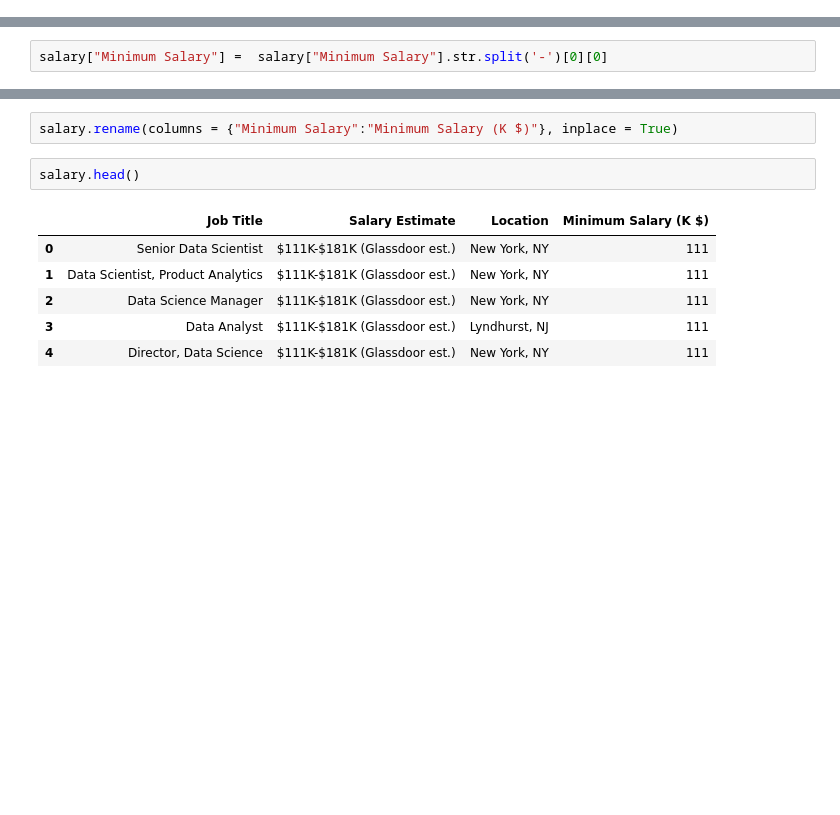
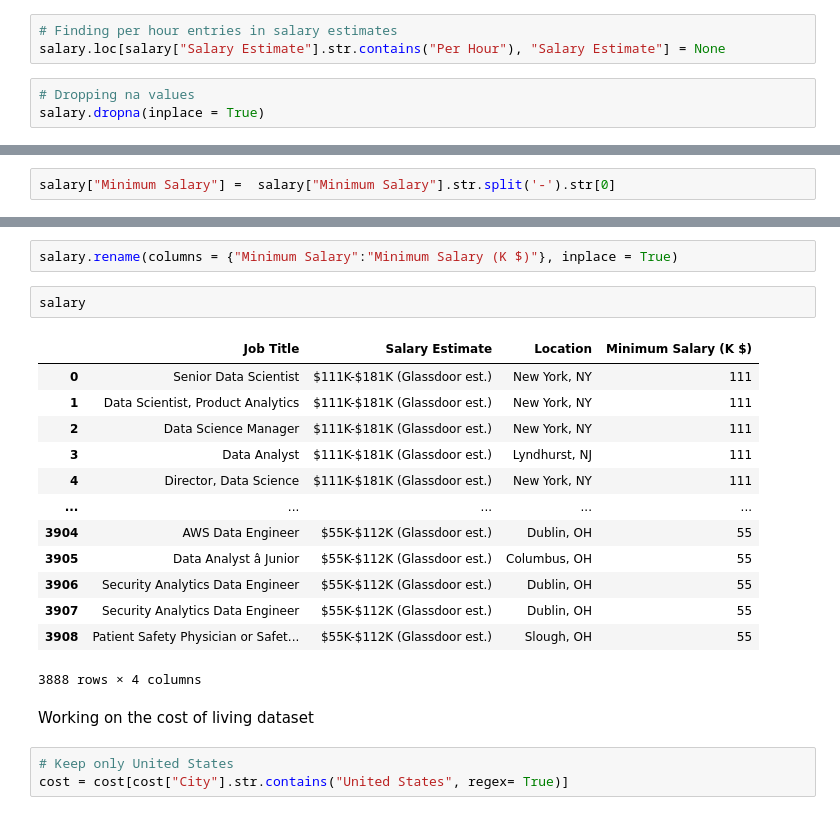
Before and after one commit to SyNikolai/BestStateforData, a Jupyter notebook: CLEANING/cleaning_notebook_simos.ipynb, the cells around one changed output, grey strips where cells are left out. Drawn from its saved outputs; the diff is of its cells as text; blank space fills up the shorter version.

```diff
--- a/CLEANING/cleaning_notebook_simos.ipynb
+++ b/CLEANING/cleaning_notebook_simos.ipynb
@@ -70,3 +70,9 @@ memory usage: 519.3+ KB
 # %%
 # Dropping irrelevant columns
 salary = salary[["Job Title", "Salary Estimate", "Location"]]
+# %%
+# Finding per hour entries in salary estimates
+salary.loc[salary["Salary Estimate"].str.contains("Per Hour"), "Salary Estimate"] = None
+# %%
+# Dropping na values
+salary.dropna(inplace = True)
@@ -81,17 +100,29 @@ salary["Minimum Salary"] =  salary["Minimum Salary"].replace('\)', '' , regex =
 # %%
 salary["Minimum Salary"] =  salary["Minimum Salary"].replace('\(', '' , regex = True)
 # %%
-salary["Minimum Salary"] =  salary["Minimum Salary"].str.split('-')[0][0]
+salary["Minimum Salary"] =  salary["Minimum Salary"].str.split('-').str[0]
 # %%
 salary["Minimum Salary"] = salary["Minimum Salary"].replace('\W', ' ', regex = True)
 # %%
 salary.rename(columns = {"Minimum Salary":"Minimum Salary (K $)"}, inplace = True)
 # %%
-salary.head()
+salary
 # %% [output]
 |  | Job Title | Salary Estimate | Location | Minimum Salary (K $) |
 | 0 | Senior Data Scientist | $111K-$181K (Glassdoor est.) | New York, NY | 111 |
 | 1 | Data Scientist, Product Analytics | $111K-$181K (Glassdoor est.) | New York, NY | 111 |
 | 2 | Data Science Manager | $111K-$181K (Glassdoor est.) | New York, NY | 111 |
 | 3 | Data Analyst | $111K-$181K (Glassdoor est.) | Lyndhurst, NJ | 111 |
 | 4 | Director, Data Science | $111K-$181K (Glassdoor est.) | New York, NY | 111 |
+| ... | ... | ... | ... | ... |
+| 3904 | AWS Data Engineer | $55K-$112K (Glassdoor est.) | Dublin, OH | 55 |
+| 3905 | Data Analyst â Junior | $55K-$112K (Glassdoor est.) | Columbus, OH | 55 |
+| 3906 | Security Analytics Data Engineer | $55K-$112K (Glassdoor est.) | Dublin, OH | 55 |
+| 3907 | Security Analytics Data Engineer | $55K-$112K (Glassdoor est.) | Dublin, OH | 55 |
+| 3908 | Patient Safety Physician or Safet... | $55K-$112K (Glassdoor est.) | Slough, OH | 55 |
+3888 rows × 4 columns
+# %% [markdown]
+Working on the cost of living dataset
+# %%
+# Keep only United States
+cost = cost[cost["City"].str.contains("United States", regex= True)]
```
Also changed, not shown: parts of 33 cells of this notebook, 6 other files.
